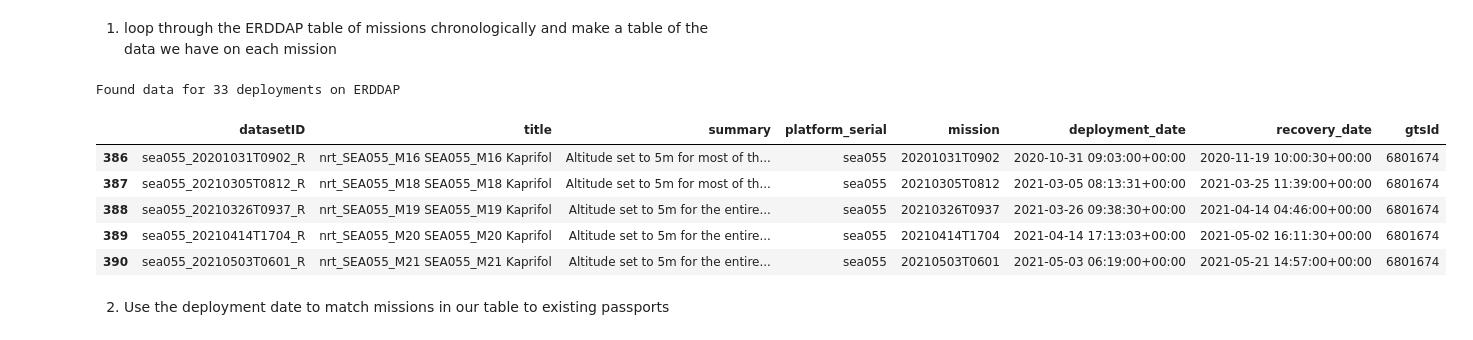
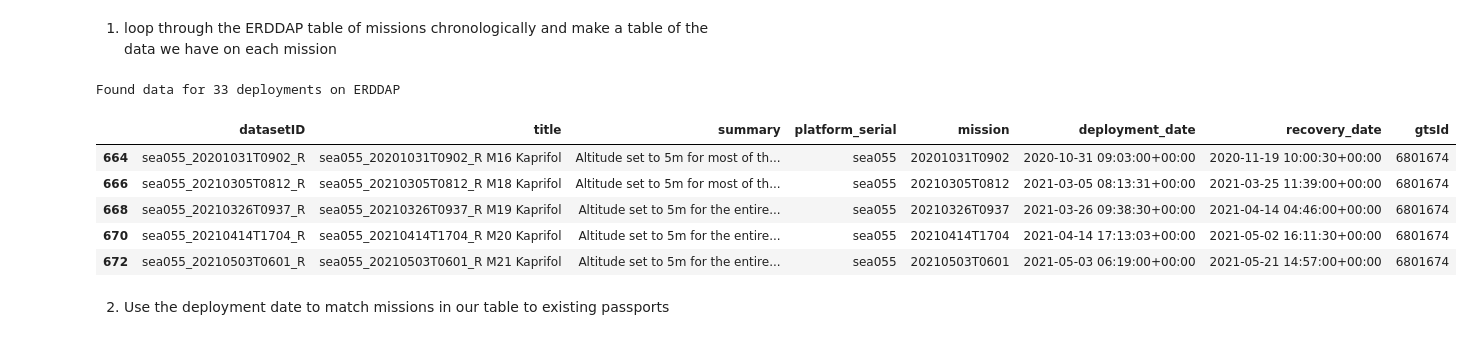
Before and after one commit to voto-ocean-knowledge/oceanops-wigos-erddap, a Jupyter notebook: examples/02-passport-request-update.ipynb, the cells around one changed output. Drawn from its saved outputs; the diff is of its cells as text; code cells hidden in the pictures.

```diff
--- a/examples/02-passport-request-update.ipynb
+++ b/examples/02-passport-request-update.ipynb
@@ -57,34 +57,34 @@ Update the deployment and recovery dates of missions and request passports for m
 1. loop through the ERDDAP table of missions chronologically and make a table of the data we have on each mission
 # %%
 e = ERDDAP(
-    server="http://136.243.54.252:8082/erddap",
+    server="https://erddap.observations.voiceoftheocean.org/erddap",
     protocol="tabledap",
 )
 e.response = "csv"
 e.dataset_id = "allDatasets"
 df_datasets = e.to_pandas()
 df_datasets = df_datasets[df_datasets.datasetID.str.contains("_R")] # these are our nrt OG1 datasets
 df_ids = df_datasets.datasetID.str.split('_',expand=True)
 df_datasets['platform_serial'] = df_ids[0]
 df_datasets['mission'] = df_ids[1]
 df_platform = df_datasets[df_datasets.platform_serial==platform_serial.lower()]
 df_platform = df_platform.rename({'minTime (UTC)': 'deployment_date', 'maxTime (UTC)': 'recovery_date'}, axis=1)
 subset_vars =['datasetID', 'title',  'summary', 'platform_serial', 'mission', 'deployment_date', 'recovery_date']
 df_platform['deployment_date'] = pd.to_datetime(df_platform.deployment_date)
 df_platform['recovery_date'] = pd.to_datetime(df_platform.recovery_date)
 df_platform = df_platform[subset_vars]
 df_platform = df_platform.sort_values('deployment_date')
 df_platform['gtsId'] = wmo_id
 print(f"Found data for {len(df_platform)} deployments on ERDDAP")
 df_platform.head()
 # %% [output]
 Found data for 33 deployments on ERDDAP
 |  | datasetID | title | summary | platform_serial | mission | deployment_date | recovery_date | gtsId |
-| 386 | sea055_20201031T0902_R | nrt_SEA055_M16 SEA055_M16 Kaprifol | Altitude set to 5m for most of th... | sea055 | 20201031T0902 | 2020-10-31 09:03:00+00:00 | 2020-11-19 10:00:30+00:00 | 6801674 |
-| 387 | sea055_20210305T0812_R | nrt_SEA055_M18 SEA055_M18 Kaprifol | Altitude set to 5m for most of th... | sea055 | 20210305T0812 | 2021-03-05 08:13:31+00:00 | 2021-03-25 11:39:00+00:00 | 6801674 |
-| 388 | sea055_20210326T0937_R | nrt_SEA055_M19 SEA055_M19 Kaprifol | Altitude set to 5m for the entire... | sea055 | 20210326T0937 | 2021-03-26 09:38:30+00:00 | 2021-04-14 04:46:00+00:00 | 6801674 |
-| 389 | sea055_20210414T1704_R | nrt_SEA055_M20 SEA055_M20 Kaprifol | Altitude set to 5m for the entire... | sea055 | 20210414T1704 | 2021-04-14 17:13:03+00:00 | 2021-05-02 16:11:30+00:00 | 6801674 |
-| 390 | sea055_20210503T0601_R | nrt_SEA055_M21 SEA055_M21 Kaprifol | Altitude set to 5m for the entire... | sea055 | 20210503T0601 | 2021-05-03 06:19:00+00:00 | 2021-05-21 14:57:00+00:00 | 6801674 |
+| 664 | sea055_20201031T0902_R | sea055_20201031T0902_R M16 Kaprifol | Altitude set to 5m for most of th... | sea055 | 20201031T0902 | 2020-10-31 09:03:00+00:00 | 2020-11-19 10:00:30+00:00 | 6801674 |
+| 666 | sea055_20210305T0812_R | sea055_20210305T0812_R M18 Kaprifol | Altitude set to 5m for most of th... | sea055 | 20210305T0812 | 2021-03-05 08:13:31+00:00 | 2021-03-25 11:39:00+00:00 | 6801674 |
+| 668 | sea055_20210326T0937_R | sea055_20210326T0937_R M19 Kaprifol | Altitude set to 5m for the entire... | sea055 | 20210326T0937 | 2021-03-26 09:38:30+00:00 | 2021-04-14 04:46:00+00:00 | 6801674 |
+| 670 | sea055_20210414T1704_R | sea055_20210414T1704_R M20 Kaprifol | Altitude set to 5m for the entire... | sea055 | 20210414T1704 | 2021-04-14 17:13:03+00:00 | 2021-05-02 16:11:30+00:00 | 6801674 |
+| 672 | sea055_20210503T0601_R | sea055_20210503T0601_R M21 Kaprifol | Altitude set to 5m for the entire... | sea055 | 20210503T0601 | 2021-05-03 06:19:00+00:00 | 2021-05-21 14:57:00+00:00 | 6801674 |
 # %% [markdown]
 2. Use the deployment date to match missions in our table to existing passports
 # %%
```
Also changed, not shown: parts of 2 cells of this notebook, 2 other files.
